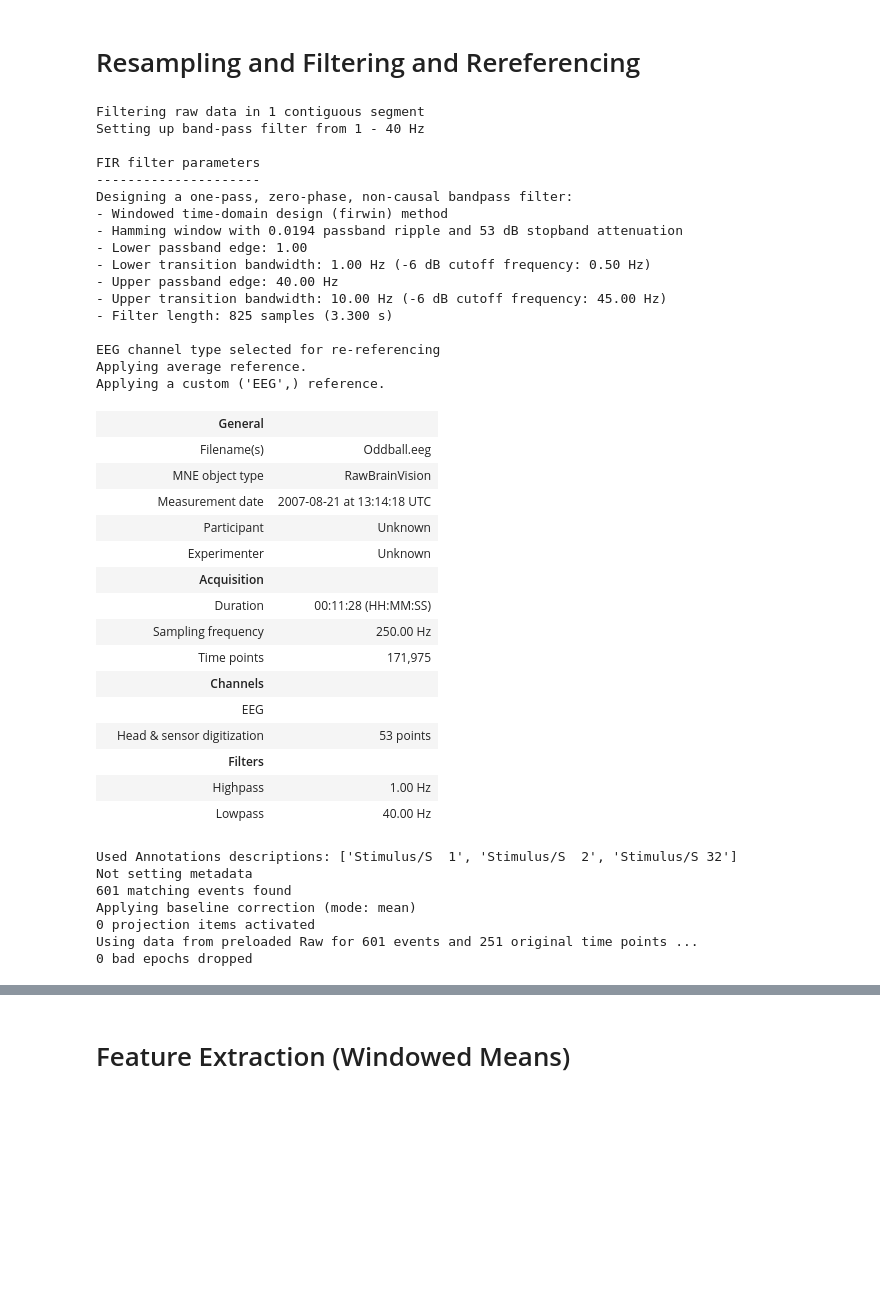
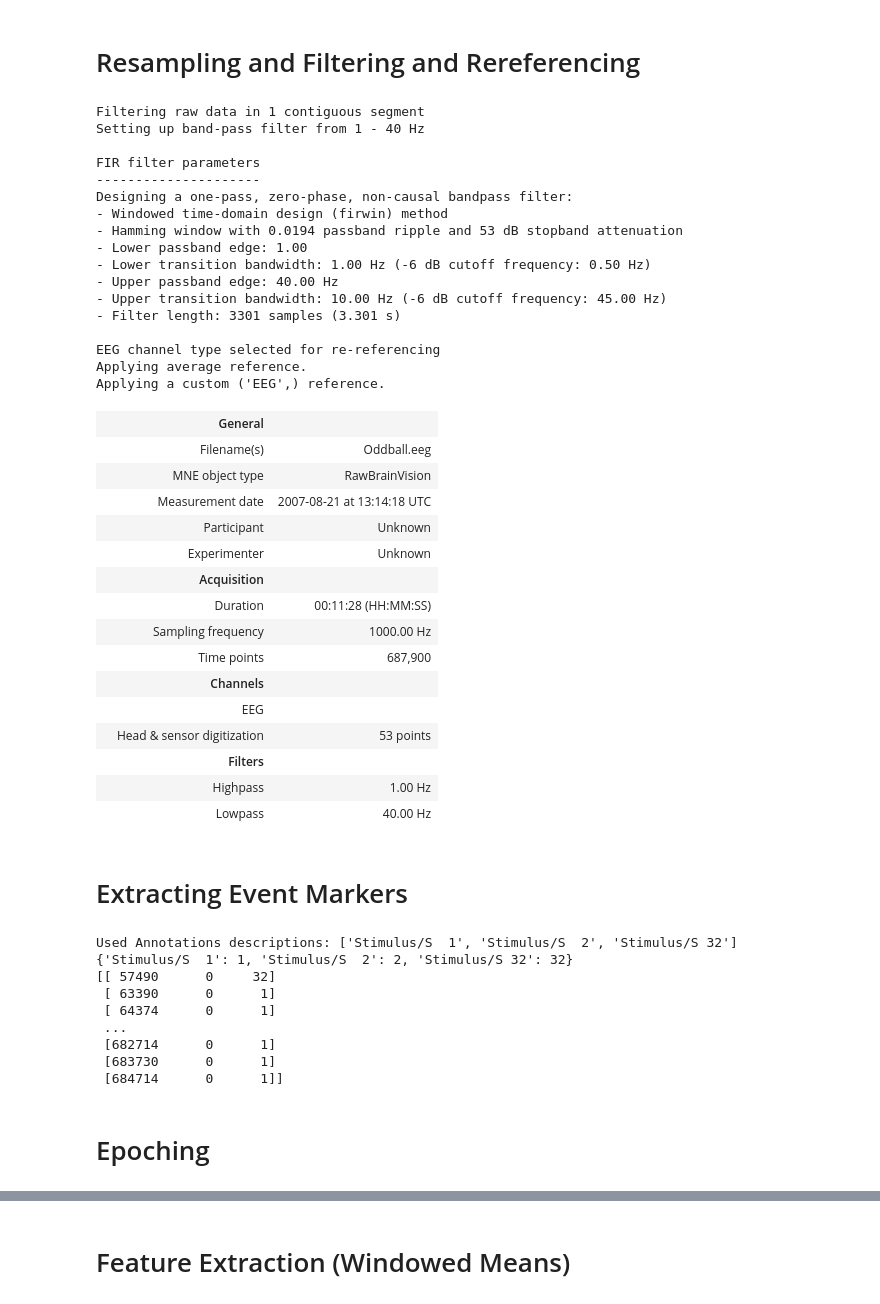
Before and after one commit to Gokulos/Python-MNE-Tutorial, a Jupyter notebook: Mne_Tutorial.ipynb, the cells around one changed output, grey strips where cells are left out. Cells and saved outputs as stored; diff of their text form; code cells hidden in the pictures; blank space fills up the shorter version.

```diff
--- a/Mne_Tutorial.ipynb
+++ b/Mne_Tutorial.ipynb
@@ -129,10 +125 @@ raw = raw.set_montage('biosemi64', match_case=False)
 _ = raw.plot_sensors(show_names=True)
-# %%
-raw = raw.filter(l_freq=0.1, h_freq=None)
-raw.plot(
-    n_channels=len(raw.ch_names),  # Show all channels simultaneously
-    duration=10.0,                 # Window length in seconds
-    scalings="auto",        # Automatically scale channel amplitudes
-    show_options=True,             # Display the settings panel (filters, scales)
-    block=True                     # Keep the plot window open in standalone scripts
-)
@@ -197,7 +189,3 @@ eog_chans = ['EOGv1', 'EOGv2', 'EOGh1', 'EOGh2']
 eog_present = [ch for ch in eog_chans if ch in raw.ch_names]
 if eog_present:
     raw.drop_channels(eog_present)
-
-# Set standard 10-10 channel electrode montage
-montage = mne.channels.make_standard_montage('standard_1005')
-raw.set_montage(montage, on_missing='ignore')
@@ -222,78 +193,59 @@ raw.set_montage(montage, on_missing='ignore')
 # Resampling and Filtering and Rereferencing
 # %%
 # Resample signal to 250 Hz
-raw.resample(250)
-
-# Bandpass filter between 1.0 Hz and 40.0 Hz
+## raw.resample(250) ## To maintain the quality of the signal
+# Bandpass filter (1.0 Hz and 40.0 Hz)
 raw.filter(l_freq=1.0, h_freq=40.0, fir_design='firwin')
-
-# Re-reference channels to Common Average Reference (CAR)
+# Re-reference (Common Average Reference)
 raw.set_eeg_reference(ref_channels='average', projection=False)
 # %% [output]
 Filtering raw data in 1 contiguous segment
 Setting up band-pass filter from 1 - 40 Hz
 
 FIR filter parameters
 ---------------------
 Designing a one-pass, zero-phase, non-causal bandpass filter:
 - Windowed time-domain design (firwin) method
 - Hamming window with 0.0194 passband ripple and 53 dB stopband attenuation
 - Lower passband edge: 1.00
 - Lower transition bandwidth: 1.00 Hz (-6 dB cutoff frequency: 0.50 Hz)
 - Upper passband edge: 40.00 Hz
 - Upper transition bandwidth: 10.00 Hz (-6 dB cutoff frequency: 45.00 Hz)
-- Filter length: 825 samples (3.300 s)
+- Filter length: 3301 samples (3.301 s)
 
 EEG channel type selected for re-referencing
 Applying average reference.
 Applying a custom ('EEG',) reference.
 |  | General |  |
 |  | Filename(s) | Oddball.eeg |
 |  | MNE object type | RawBrainVision |
 |  | Measurement date | 2007-08-21 at 13:14:18 UTC |
 |  | Participant | Unknown |
 |  | Experimenter | Unknown |
 |  | Acquisition |  |
 |  | Duration | 00:11:28 (HH:MM:SS) |
-|  | Sampling frequency | 250.00 Hz |
-|  | Time points | 171,975 |
+|  | Sampling frequency | 1000.00 Hz |
+|  | Time points | 687,900 |
 |  | Channels |  |
 |  | EEG |  |
 |  | Head & sensor digitization | 53 points |
 |  | Filters |  |
 |  | Highpass | 1.00 Hz |
 |  | Lowpass | 40.00 Hz |
+# %% [markdown]
+# Extracting Event Markers
 # %%
-# Extract event triggers
+# Checking events markers in the dataset
 events, event_dict = mne.events_from_annotations(raw)
-
-# Identify target and standard triggers dynamically
-std_keys = [k for k in event_dict.keys() if '1' in k]
-tgt_keys = [k for k in event_dict.keys() if '2' in k]
-
-selected_event_dict = {k: event_dict[k] for k in (std_keys + tgt_keys)}
-
-# Extract epochs (-200 ms to 800 ms with baseline -200 to 0 ms)
-tmin, tmax = -0.2, 0.8
-baseline = (-0.2, 0)
-
-epochs = mne.Epochs(
-    raw,
-    events=events,
-    event_id=selected_event_dict,
-    tmin=tmin,
-    tmax=tmax,
-    baseline=baseline,
-    preload=True
-)
-
-epochs_std = epochs[std_keys]
-epochs_tgt = epochs[tgt_keys]
+print(event_dict)
+print(events)
 # %% [output]
 Used Annotations descriptions: ['Stimulus/S  1', 'Stimulus/S  2', 'Stimulus/S 32']
-Not setting metadata
-601 matching events found
-Applying baseline correction (mode: mean)
-0 projection items activated
-Using data from preloaded Raw for 601 events and 251 original time points ...
-0 bad epochs dropped
+{'Stimulus/S  1': 1, 'Stimulus/S  2': 2, 'Stimulus/S 32': 32}
+[[ 57490      0     32]
+ [ 63390      0      1]
+ [ 64374      0      1]
+ ...
+ [682714      0      1]
+ [683730      0      1]
+ [684714      0      1]]
@@ -299,0 +266,2 @@ Using data from preloaded Raw for 601 events and 251 original time points ...
+# %% [markdown]
+# Epoching
```
Also changed, not shown: parts of 20 cells of this notebook.
